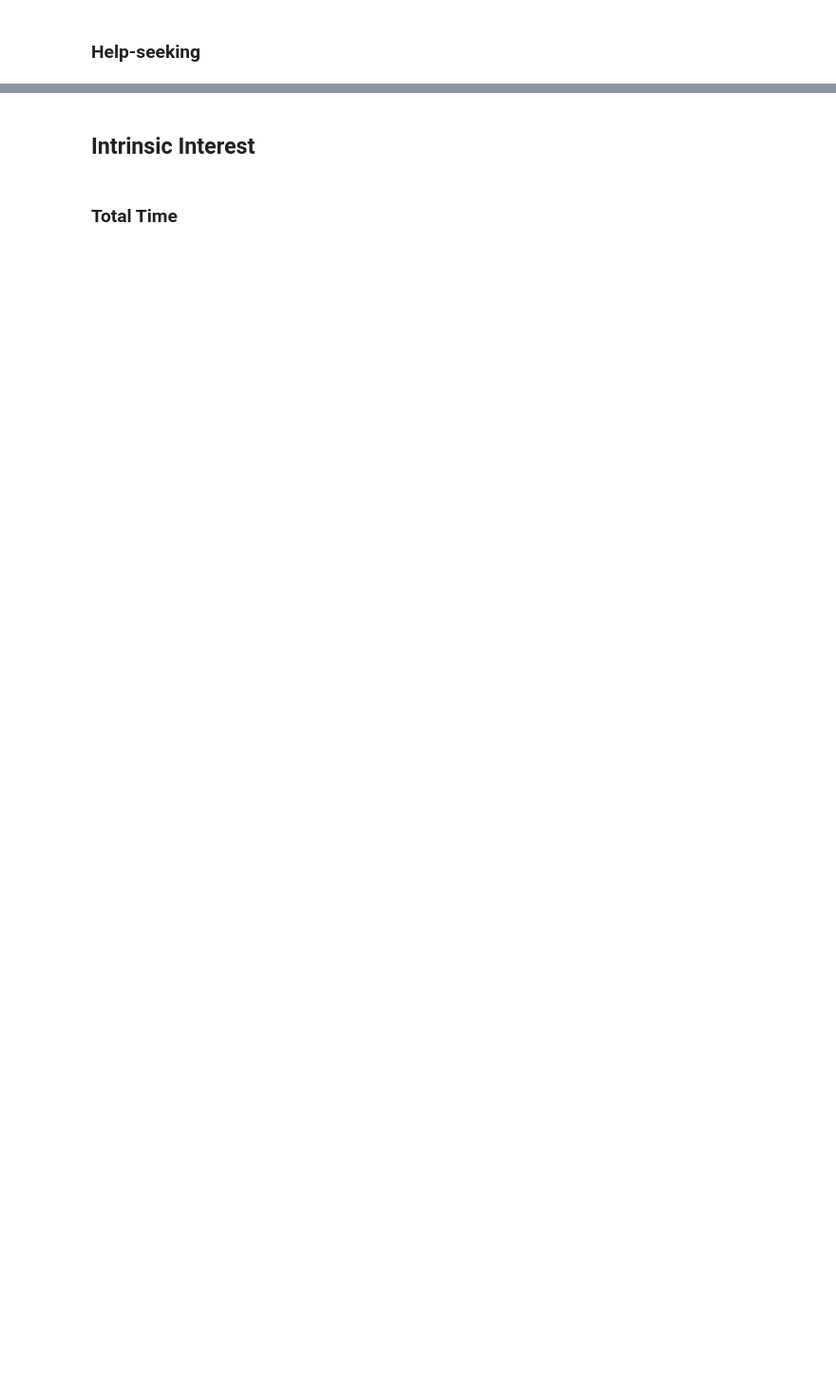
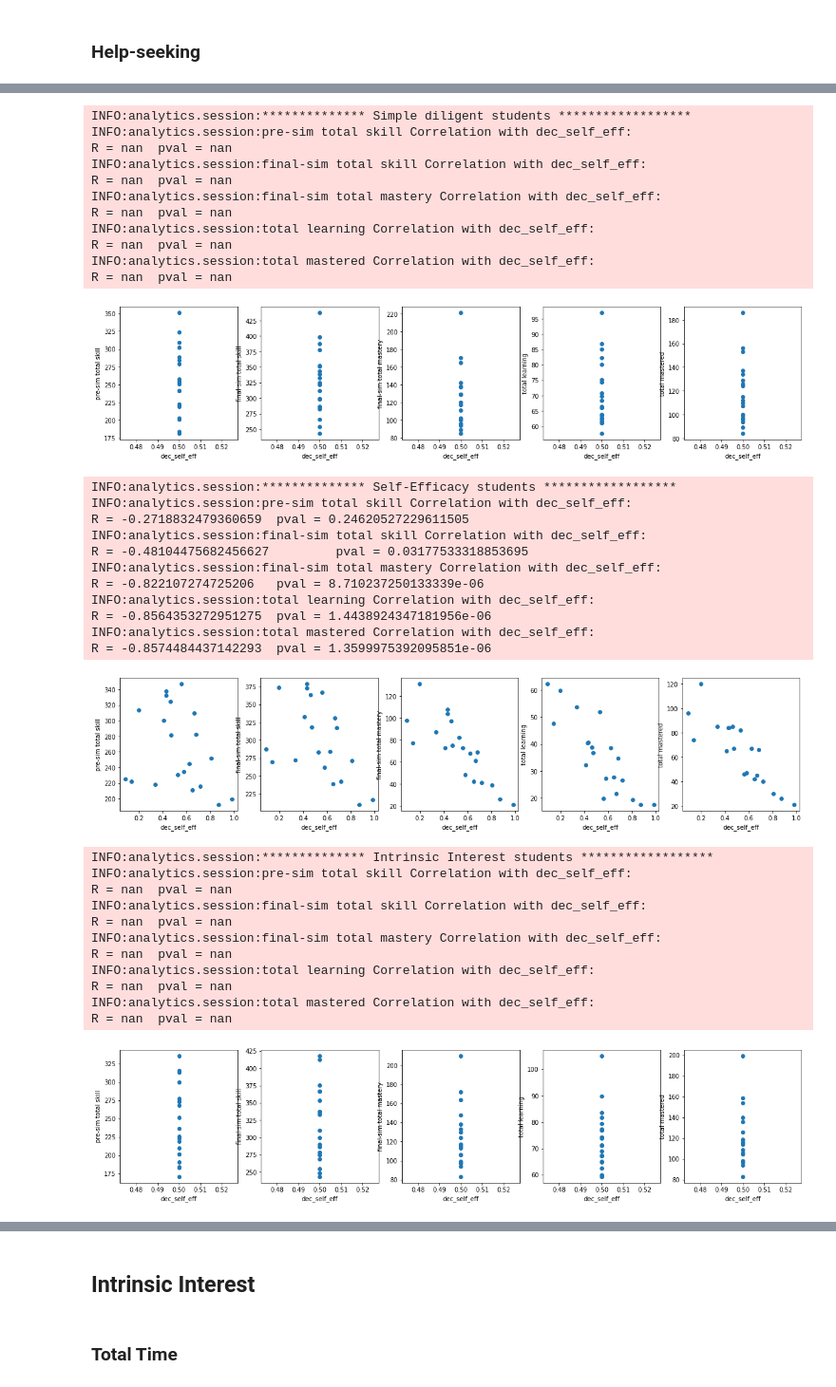
Before and after one commit to stevencdang/MotivSim, a Jupyter notebook: notebooks/Session_Sim_v3_EDA.ipynb, the cells around one changed output, grey strips where cells are left out. Shown at 95% size. Saved outputs shown, nothing was run; the diff lists cells and outputs as text; code cells hidden in the pictures; blank space fills up the shorter version.

```diff
--- a/notebooks/Session_Sim_v3_EDA.ipynb
+++ b/notebooks/Session_Sim_v3_EDA.ipynb
@@ -96,6 +103,7 @@ data_path = os.path.join(base_dir,"test", "data", data_out)
 logger.info("Writing simulation results to directory: %s" % data_path)
 db_name = "motivsim"
 db_params  = mongo.get_db_params(db_name)
+db_params['port'] = 27018
 logger.info("got db params: %s" % str(db_params))
 db_util = mongo.Data_Utility(data_path, db_params)
 db = db_util.db
@@ -135,8 +140,8 @@ INFO:analytics.session:Clearing database before starting new simulation
 # %% [markdown]
 # 1. Simulating learners
 # %%
-num_students = 1000
-num_sessions = 20
+num_students = 100
+num_sessions = 10
 # %%
 sim_helper = SimHelper(db)
 # %%
@@ -1070,0 +1710,57 @@ for i,desc in enumerate(batch_descs):
+# %%
+
+cols = ['pre-sim total skill', 'final-sim total skill', 'final-sim total mastery', 'total learning', 'total mastered']
+for i,desc in enumerate(batch_descs):
+    sstats = stu_stats[desc]
+    logger.info(f"************** {desc} ******************")
+    plt.figure(figsize=(20,4))
+    for j, ycol in enumerate(cols):
+        plt.subplot(1,len(cols), j+1)
+        xcol = 'dec_self_eff'
+        x = sstats[xcol]
+        y = sstats[ycol]
+        plt.scatter(x,y)
+        plt.xlabel(xcol)
+        plt.ylabel(ycol)
+        corr, pval = pearsonr(x,y)
+        logger.info(f"{ycol} Correlation with {xcol}: \nR = {corr}\t pval = {pval}")
+
+
+    plt.show()
+# %% [output]
+INFO:analytics.session:************** Simple diligent students ******************
+INFO:analytics.session:pre-sim total skill Correlation with dec_self_eff:
+R = nan  pval = nan
+INFO:analytics.session:final-sim total skill Correlation with dec_self_eff:
+R = nan  pval = nan
+INFO:analytics.session:final-sim total mastery Correlation with dec_self_eff:
+R = nan  pval = nan
+INFO:analytics.session:total learning Correlation with dec_self_eff:
+R = nan  pval = nan
+INFO:analytics.session:total mastered Correlation with dec_self_eff:
+R = nan  pval = nan
+[figure, added]
+INFO:analytics.session:************** Self-Efficacy students ******************
+INFO:analytics.session:pre-sim total skill Correlation with dec_self_eff:
+R = -0.2718832479360659  pval = 0.24620527229611505
+INFO:analytics.session:final-sim total skill Correlation with dec_self_eff:
+R = -0.48104475682456627         pval = 0.03177533318853695
+INFO:analytics.session:final-sim total mastery Correlation with dec_self_eff:
+R = -0.822107274725206   pval = 8.710237250133339e-06
+INFO:analytics.session:total learning Correlation with dec_self_eff:
+R = -0.8564353272951275  pval = 1.4438924347181956e-06
+INFO:analytics.session:total mastered Correlation with dec_self_eff:
+R = -0.8574484437142293  pval = 1.3599975392095851e-06
+[figure, added]
+INFO:analytics.session:************** Intrinsic Interest students ******************
+INFO:analytics.session:pre-sim total skill Correlation with dec_self_eff:
+R = nan  pval = nan
+INFO:analytics.session:final-sim total skill Correlation with dec_self_eff:
+R = nan  pval = nan
+INFO:analytics.session:final-sim total mastery Correlation with dec_self_eff:
+R = nan  pval = nan
+INFO:analytics.session:total learning Correlation with dec_self_eff:
+R = nan  pval = nan
+INFO:analytics.session:total mastered Correlation with dec_self_eff:
+R = nan  pval = nan
+[figure, added]
```
Also changed, not shown: parts of 31 cells of this notebook, 8 other files.
